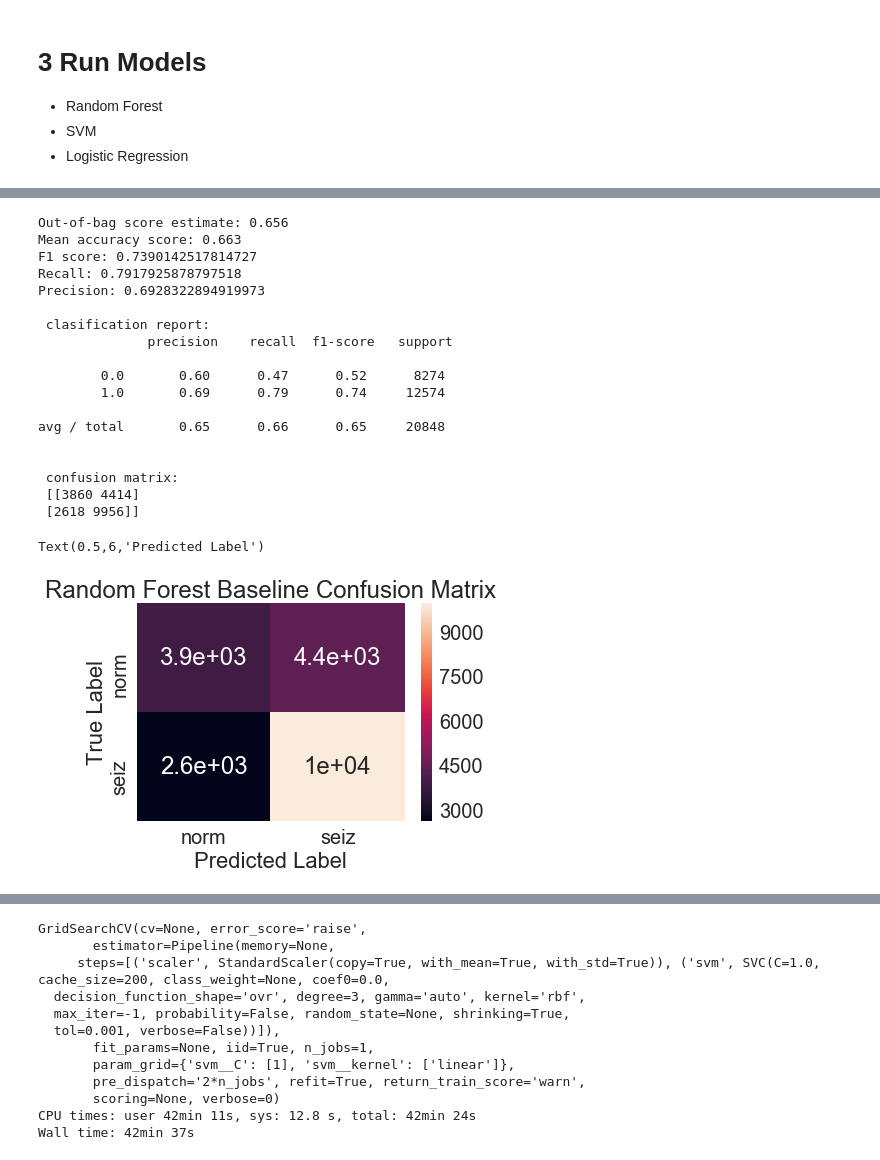
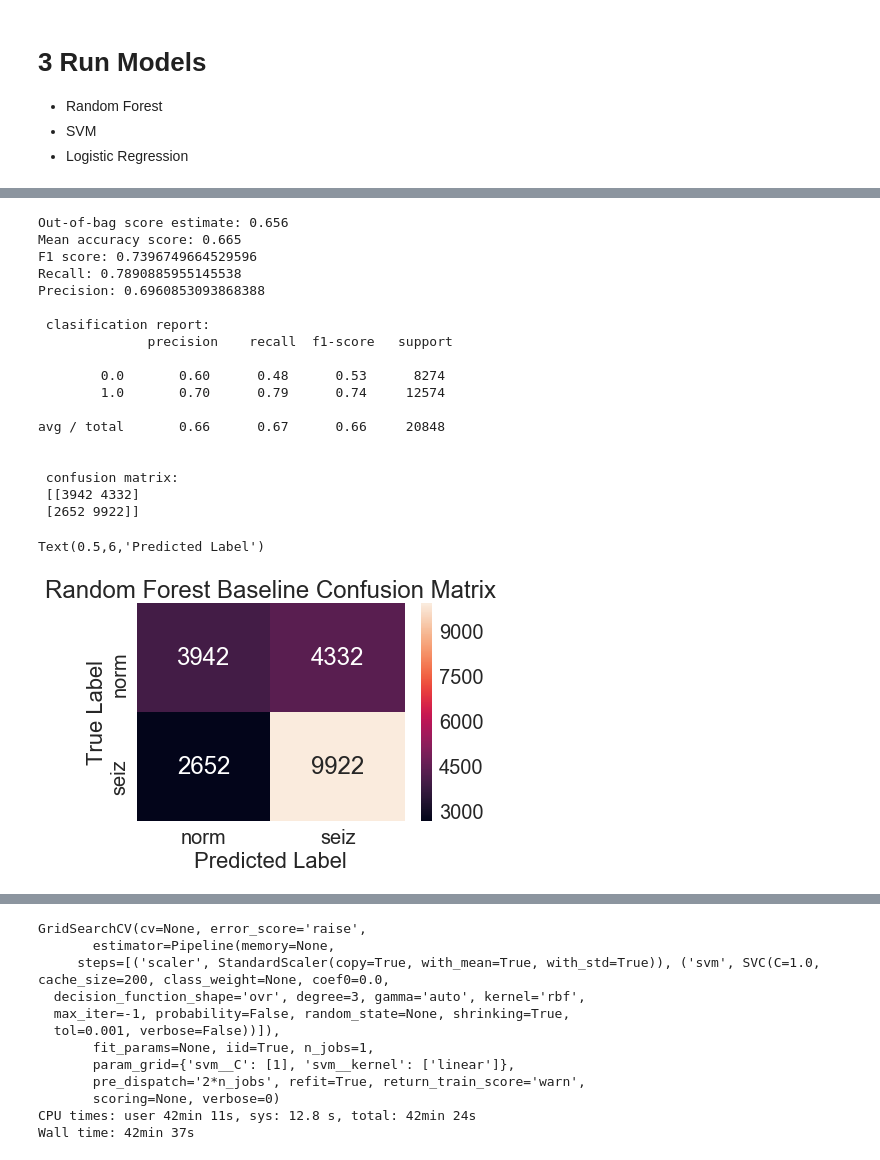
Before and after one commit to adam2392/dnn-unsupervised, a Jupyter notebook: dnn/baseline analysis/Baseline RF SVM LR Analysis .ipynb, the cells around one changed output, grey strips where cells are left out. Drawn from its saved outputs; the diff is of its cells as text; code cells hidden in the pictures.

```diff
--- a/dnn/baseline analysis/Baseline RF SVM LR Analysis .ipynb
+++ b/dnn/baseline analysis/Baseline RF SVM LR Analysis .ipynb
@@ -53,5 +52,5 @@ The autoreload extension is already loaded. To reload it, use:
 # %%
-datadir = '/Volumes/ADAM LI/pydata/traindata/fft/'
+datadir = '/Volumes/ADAM LI/pydata/dnn/traindata/tenpercentcorrupted/fft/'
 
 datafiles = []
 for root, dirs, files in os.walk(datadir):
@@ -189,42 +188,41 @@ Wall time: 39 s
 # %%
 predicted = rf.predict(X_test)
-accuracy = accuracy_score(y_test, predicted)
 
 print('Out-of-bag score estimate: %.3f' % rf.oob_score_)
-print('Mean accuracy score: %.3f' % accuracy)
+print('Mean accuracy score: %.3f' % accuracy_score(y_test, predicted))
 print('F1 score:', f1_score(y_test, predicted))
 print('Recall:', recall_score(y_test, predicted))
 print('Precision:', precision_score(y_test, predicted))
 print('\n clasification report:\n', classification_report(y_test,predicted))
 print('\n confusion matrix:\n',confusion_matrix(y_test, predicted))
 
 cm = pd.DataFrame(confusion_matrix(y_test, predicted), columns=['norm','seiz'], index=['norm','seiz'])
-sns.heatmap(cm, annot=True)
+sns.heatmap(cm, annot=True, fmt='g')
 ax = plt.gca()
 ax.set_title('Random Forest Baseline Confusion Matrix')
 ax.set_ylabel('True Label')
 ax.set_xlabel('Predicted Label')
 # %% [output]
 Out-of-bag score estimate: 0.656
-Mean accuracy score: 0.663
-F1 score: 0.7390142517814727
-Recall: 0.7917925878797518
-Precision: 0.6928322894919973
+Mean accuracy score: 0.665
+F1 score: 0.7396749664529596
+Recall: 0.7890885955145538
+Precision: 0.6960853093868388
 
  clasification report:
               precision    recall  f1-score   support
 
-        0.0       0.60      0.47      0.52      8274
-        1.0       0.69      0.79      0.74     12574
+        0.0       0.60      0.48      0.53      8274
+        1.0       0.70      0.79      0.74     12574
 
-avg / total       0.65      0.66      0.65     20848
+avg / total       0.66      0.67      0.66     20848
 
 
  confusion matrix:
- [[3860 4414]
- [2618 9956]]
+ [[3942 4332]
+ [2652 9922]]
 Text(0.5,6,'Predicted Label')
-[figure, old version]
+[figure, new version]
 # %%
 %%time
 logistic = linear_model.LogisticRegression()
```
Also changed, not shown: parts of 5 cells of this notebook, 3 other files.
